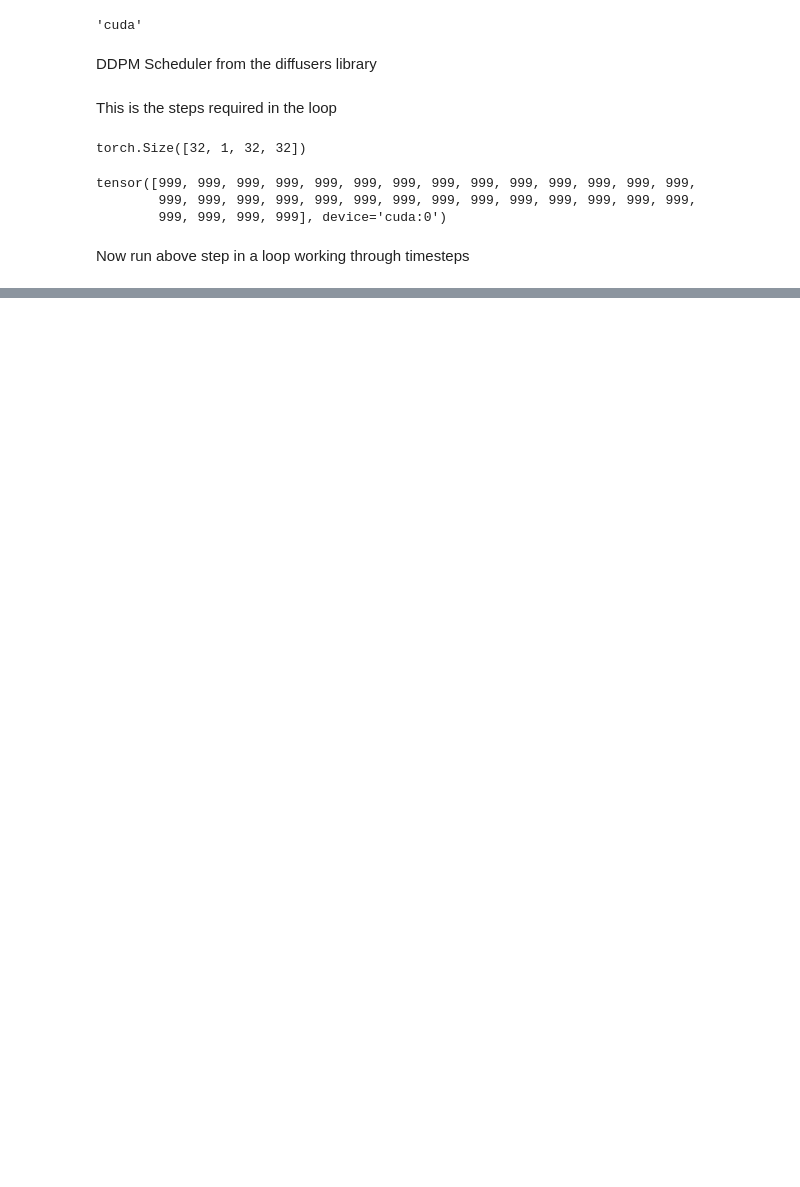
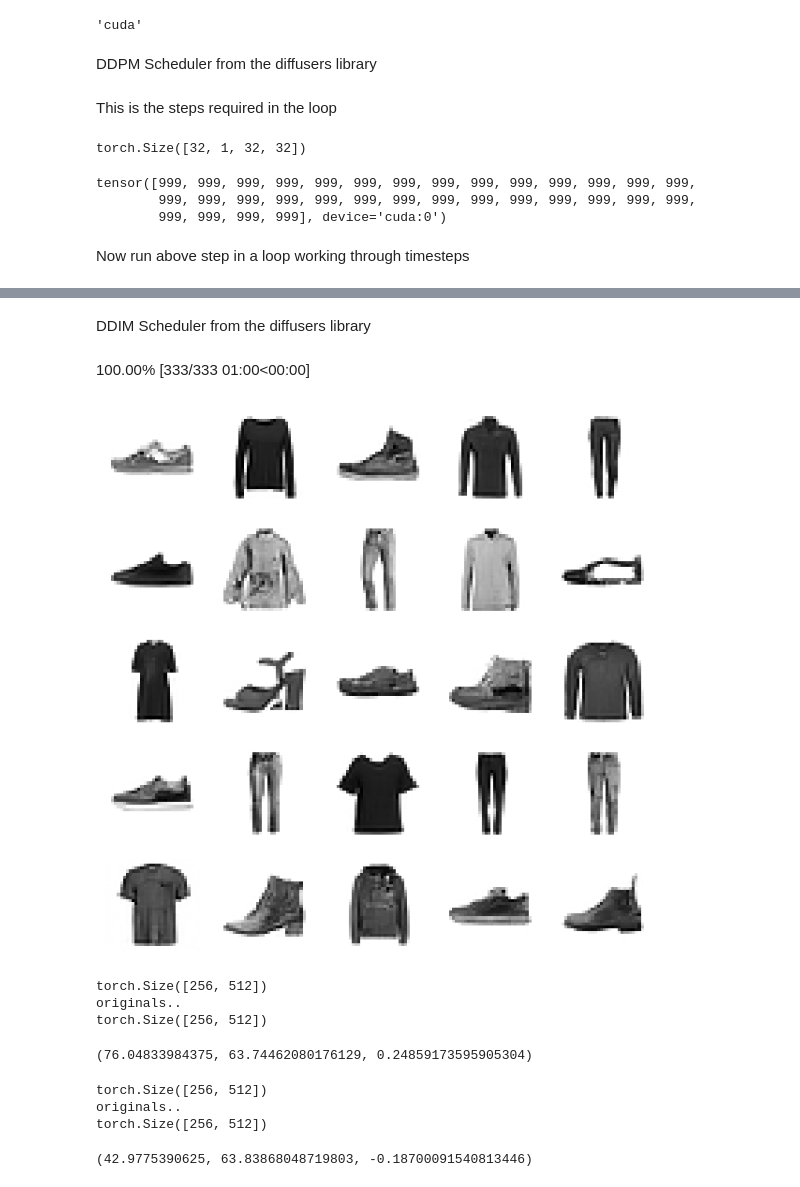
Before and after one commit to joeross999/fastai_classwork, a Jupyter notebook: notebooks/20_DDIM.ipynb, the cells around one changed output, grey strips where cells are left out. Saved outputs shown, nothing was run; the diff lists cells and outputs as text; code cells hidden in the pictures; blank space fills up the shorter version.

Commit message:
through DDIM

```diff
--- a/notebooks/20_DDIM.ipynb
+++ b/notebooks/20_DDIM.ipynb
@@ -135,0 +165,35 @@ clean_mem()
+# %% [markdown]
+DDIM Scheduler from the diffusers library
+# %%
+sched = DDIMScheduler(beta_end=0.01)
+sched.set_timesteps(333)
+# %%
+def diff_sample(model, sz, sched, **kwargs):
+    x_t = torch.randn(sz).cuda()
+    preds = []
+    for t in progress_bar(sched.timesteps):
+        with torch.no_grad(): noise = model(x_t, t).sample
+        x_t = sched.step(noise, t, x_t, **kwargs).prev_sample
+        preds.append(x_t.float().cpu())
+    return preds
+# %%
+preds = diff_sample(model, sz, sched, eta=1.)
+s = (preds[-1]*2).clamp(-1,1)
+show_images(s[:25], imsize=1.5)
+# %% [output]
+100.00% [333/333 01:00<00:00]
+[figure, added]
+# %%
+ie.fid(s) ,ie.fid2(s), ie.kid(s)
+# %% [output]
+torch.Size([256, 512])
+originals..
+torch.Size([256, 512])
+(76.04833984375, 63.74462080176129, 0.24859173595905304)
+# %%
+ie.fid(xb) ,ie.fid2(xb), ie.kid(xb)
+# %% [output]
+torch.Size([256, 512])
+originals..
+torch.Size([256, 512])
+(42.9775390625, 63.83868048719803, -0.18700091540813446)
```
Also changed, not shown: parts of 23 cells of this notebook, 3 other files.
